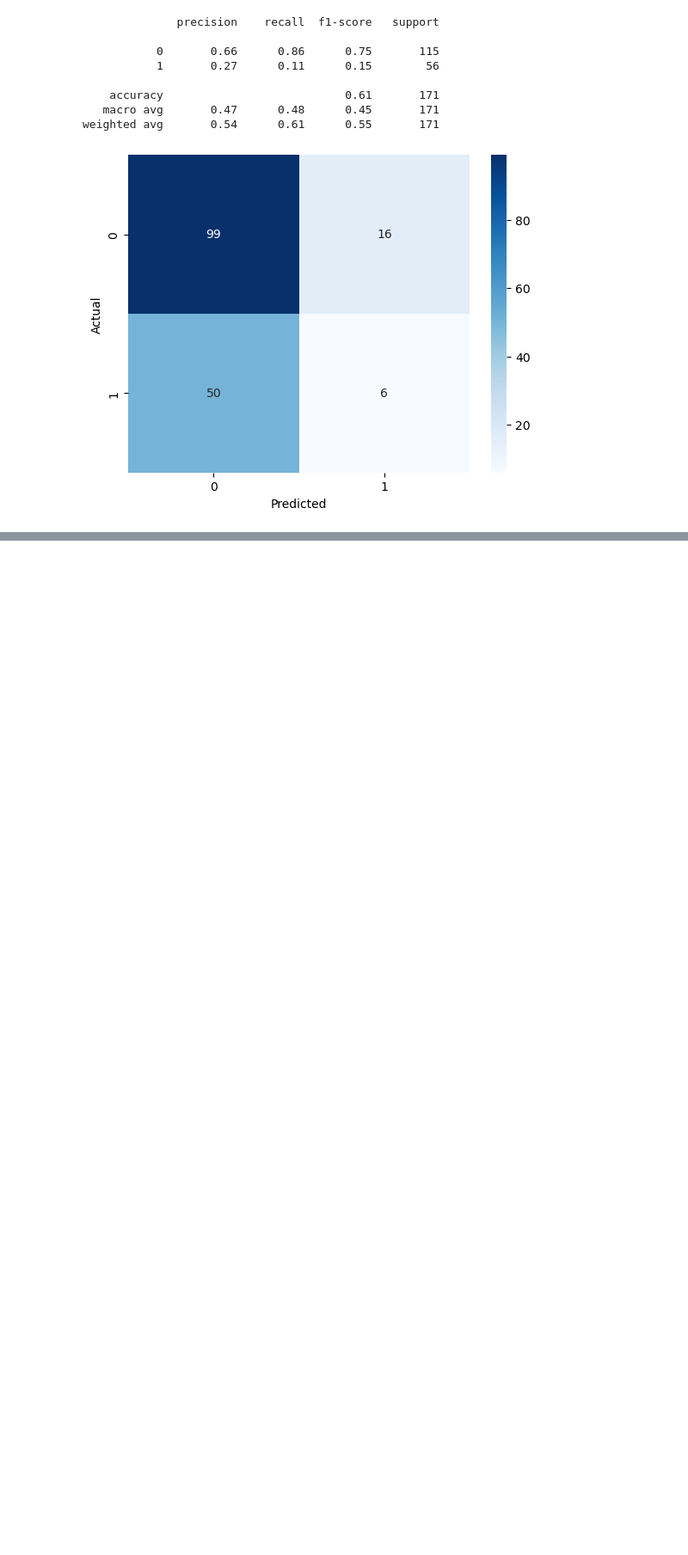
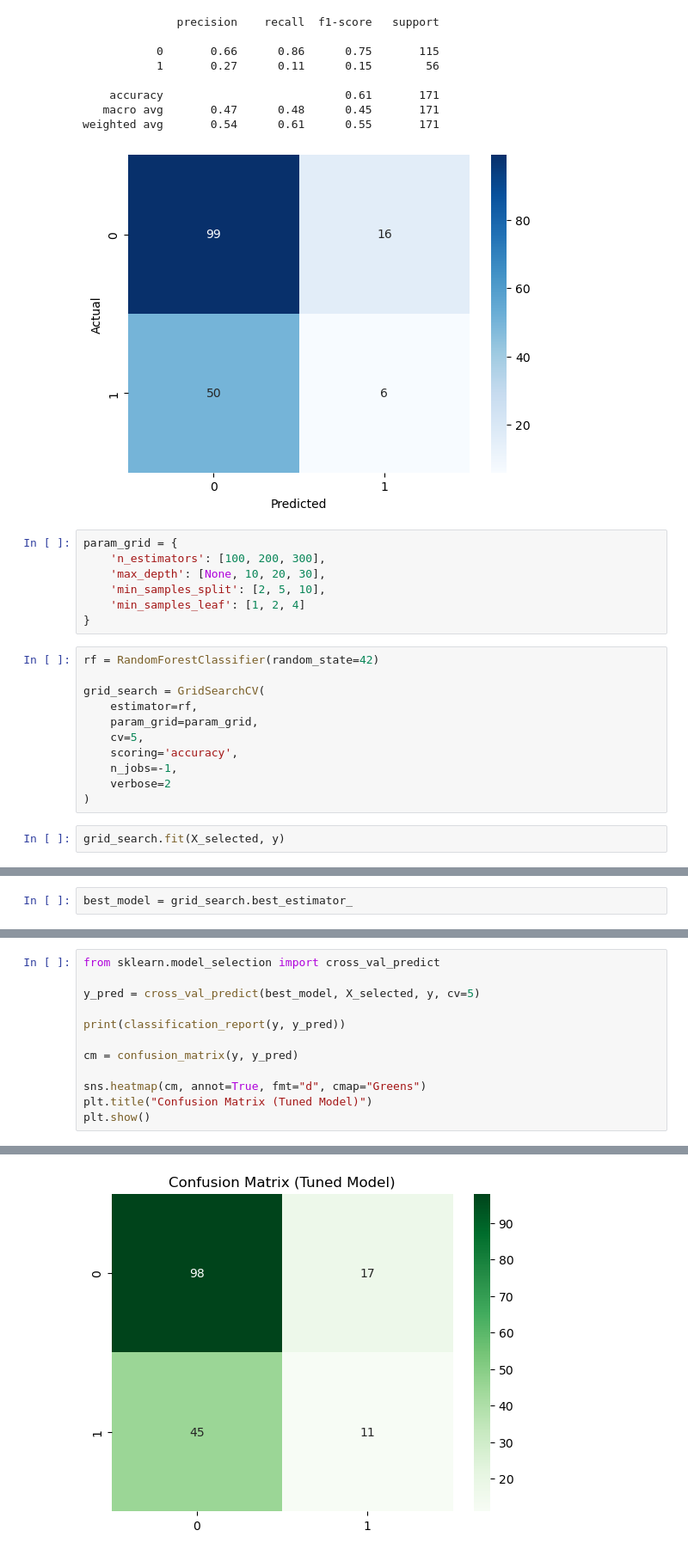
Before and after one commit to MboyaAkinyiMackel/Toxicity-prediction, a Jupyter notebook: toxicity_prediction.ipynb, the cells around one changed output, grey strips where cells are left out. Shown at 86% size. Cells and saved outputs as stored; diff of their text form; blank space fills up the shorter version.

Commit message:
Added hyperparameter tuning using GridSearchCV

```diff
--- a/toxicity_prediction.ipynb
+++ b/toxicity_prediction.ipynb
@@ -170,3 +171,23 @@ plt.show()
    macro avg       0.47      0.48      0.45       171
 weighted avg       0.54      0.61      0.55       171
 [figure]
+# %%
+param_grid = {
+    'n_estimators': [100, 200, 300],
+    'max_depth': [None, 10, 20, 30],
+    'min_samples_split': [2, 5, 10],
+    'min_samples_leaf': [1, 2, 4]
+}
+# %%
+rf = RandomForestClassifier(random_state=42)
+
+grid_search = GridSearchCV(
+    estimator=rf,
+    param_grid=param_grid,
+    cv=5,
+    scoring='accuracy',
+    n_jobs=-1,
+    verbose=2
+)
+# %%
+grid_search.fit(X_selected, y)
@@ -172,0 +210,2 @@ weighted avg       0.54      0.61      0.55       171
+# %%
+best_model = grid_search.best_estimator_
@@ -172,0 +228,13 @@ weighted avg       0.54      0.61      0.55       171
+# %%
+from sklearn.model_selection import cross_val_predict
+
+y_pred = cross_val_predict(best_model, X_selected, y, cv=5)
+
+print(classification_report(y, y_pred))
+
+cm = confusion_matrix(y, y_pred)
+
+sns.heatmap(cm, annot=True, fmt="d", cmap="Greens")
+plt.title("Confusion Matrix (Tuned Model)")
+plt.show()
+# %% [output]
@@ -172,0 +249 @@ weighted avg       0.54      0.61      0.55       171
+[figure, added]
```
Also changed, not shown: parts of 6 cells of this notebook.
